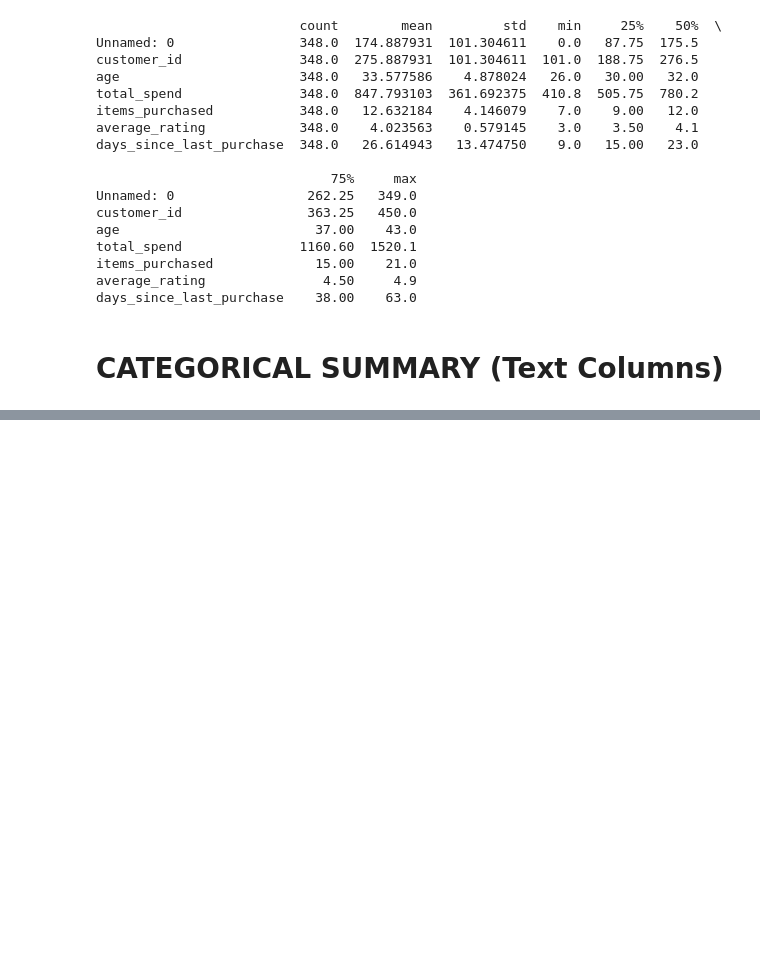
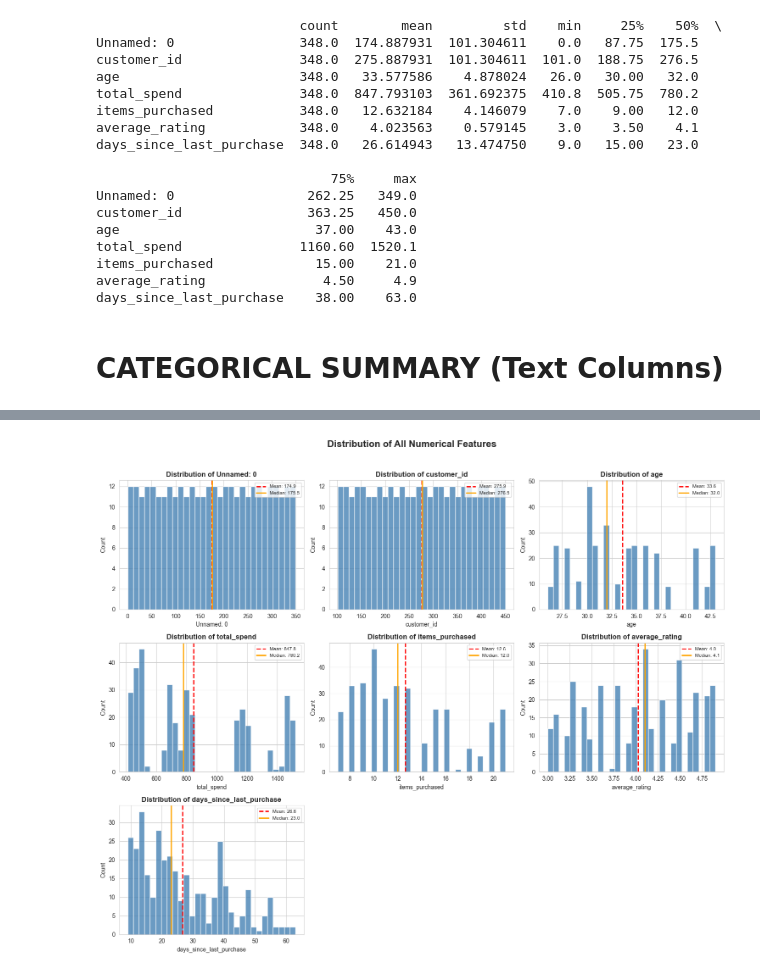
Before and after one commit to suzzzel5/E-Commerce-Customer-Analytics, a Jupyter notebook: notebooks/data_exploration.ipynb, the cells around one changed output, grey strips where cells are left out. Saved outputs shown, nothing was run; the diff lists cells and outputs as text; code cells hidden in the pictures; blank space fills up the shorter version.

Commit message:
feat: complete data exploration with statistical summary and visualizations

```diff
--- a/notebooks/data_exploration.ipynb
+++ b/notebooks/data_exploration.ipynb
@@ -171,7 +171,17 @@ categorical_cols = df.select_dtypes(include='object').columns
 
 for col in categorical_cols:
      print(f"\n Column: '{col}'")
-     print(f"Total Entries : "{len(df)}"")
+     print(f" Total Entries : {len(df)}")
      print(f"   Unique values    : {df[col].nunique()}")
      print(f"   Most common      : {df[col].mode()[0]}  ({df[col].value_counts().iloc[0]} times)")
      print(f"\n   Full breakdown:")
+
+     #Count how many of each value, and show the percentage
+     counts = df[col].value_counts()
+     percentages = df[col].value_counts(normalize=True)* 100
+
+     breakdown = pd.DataFrame({
+          'Count': counts,
+          'Percentage': percentages.round(1)
+     })
+     print(breakdown.to_string())
@@ -177,0 +266,80 @@ for col in categorical_cols:
+# %%
+# ============================================================
+# CELL 12 — VISUALIZE NUMERICAL DISTRIBUTIONS
+# ============================================================
+
+# WHY DO WE VISUALIZE DISTRIBUTIONS?
+#
+# A number like "average spend = $450" hides the SHAPE of the data.
+# Are all customers spending close to $450?
+# Or is it split: half spend $50, and half spend $850?
+# Only a chart reveals the TRUE picture.
+#
+# HISTOGRAM: Shows how values are distributed
+# X-axis = value ranges (called "bins")
+# Y-axis = how many customers fall in each range
+
+# Get all numerical columns automatically
+num_cols = df.select_dtypes(include=[np.number]).columns.tolist()
+
+print(f"Numerical columns found: {num_cols}")
+print(f"Creating distribution plots...\n")
+
+# Calculate layout
+n_cols = 3  # 3 charts per row
+n_rows = (len(num_cols) + n_cols - 1) // n_cols  # Calculate rows needed
+
+fig, axes = plt.subplots(n_rows, n_cols, figsize=(15, n_rows * 4))
+axes = axes.flatten()  # Make it a simple list instead of a grid
+
+for i, col in enumerate(num_cols):
+
+     # Draw the histogram
+     axes[i].hist(
+          df[col].dropna(),    # Remove any missing values first
+          bins=30,             # Divide into 30 groups — good default
+          color='steelblue',   # Bar color
+          edgecolor='white',   # White border between bars (easier to read)
+          alpha=0.8            # Slightly transparent
+     )
+
+     # Add a vertical line at the MEAN (average)
+     mean_val = df[col].mean()
+     axes[i].axvline(mean_val, color='red', linestyle='--', linewidth=2, label=f'Mean: {mean_val:.1f}')
+
+     # Add a vertical line at the MEDIAN
+     median_val = df[col].median()
+     axes[i].axvline(median_val, color='orange', linestyle='-', linewidth=2, label=f'Median: {median_val:.1f}')
+
+     axes[i].set_title(f'Distribution of {col}', fontweight='bold')
+     axes[i].set_xlabel(col)
+     axes[i].set_ylabel('Count')
+     axes[i].legend(fontsize=8)
+
+# Hide any empty subplot spaces
+for j in range(len(num_cols), len(axes)):
+     axes[j].set_visible(False)
+
+plt.suptitle('Distribution of All Numerical Features', fontsize=16, fontweight='bold', y=1.02)
+plt.tight_layout()
+plt.savefig('../reports/figures/01_distributions.png', dpi=150, bbox_inches='tight')
+plt.show()
+
+print(" Chart saved to reports/figures/01_distributions.png")
+
+### How to READ a Histogram:
+
+# If the chart looks like a MOUNTAIN (bell shape):
+# → Normal distribution — most customers are "average"
+
+# If the chart is SKEWED RIGHT (long tail on right):
+# → Most customers spend LOW, but a few spend very HIGH
+# → You probably have some VIP big spenders
+
+# If the chart has TWO HUMPS:
+# → Two distinct customer groups! (e.g., casual vs premium shoppers)
+# → This is extremely valuable business information
+
+# If the chart is FLAT:
+# → Values are spread evenly — no particular pattern
+# %% [output]
@@ -177,0 +348 @@ for col in categorical_cols:
+[figure, added]
```
Also changed, not shown: parts of 7 cells of this notebook, 1 other file.
